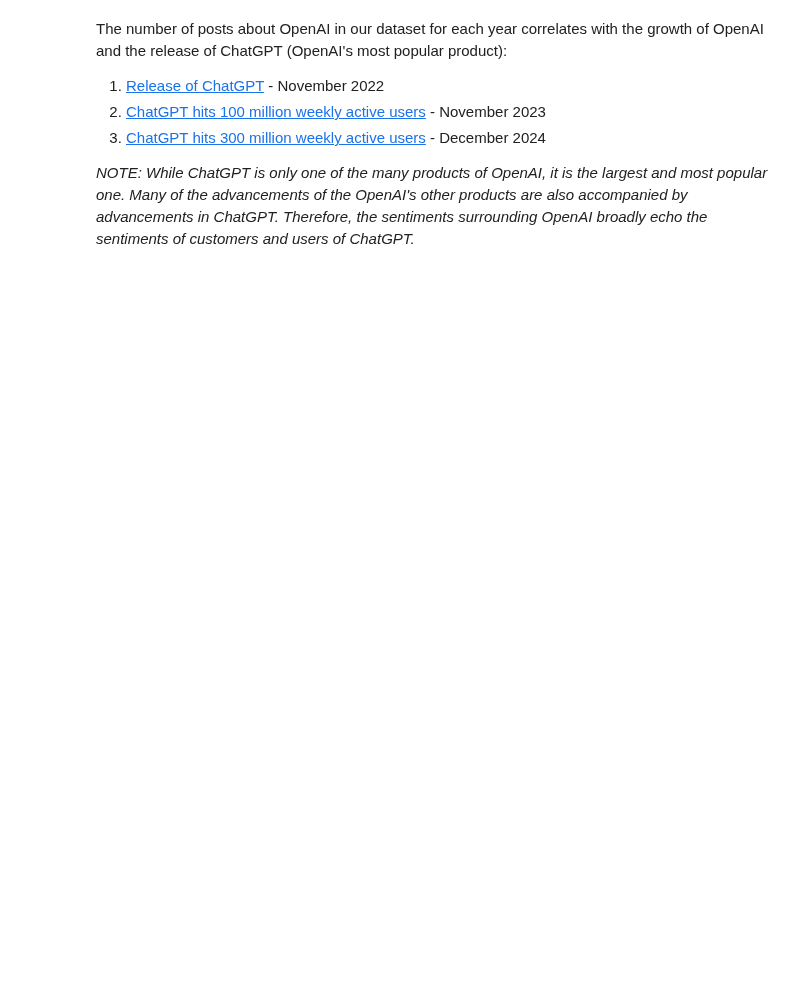
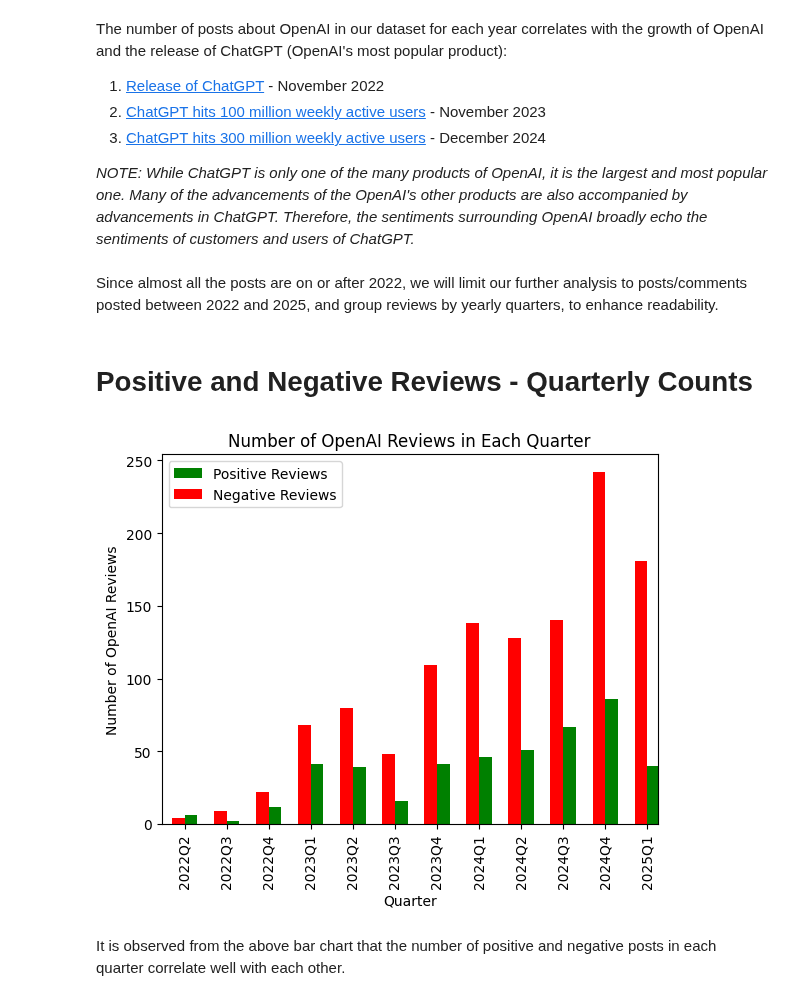
Before and after one commit to ajm2004/OpenAI-Sentiment-Analysis, a Jupyter notebook: Notebooks/time_based_visualization.ipynb, the cells around one changed output. Drawn from its saved outputs; the diff is of its cells as text; code cells hidden in the pictures; blank space fills up the shorter version.

```diff
--- a/Notebooks/time_based_visualization.ipynb
+++ b/Notebooks/time_based_visualization.ipynb
@@ -37,3 +25,37 @@ The number of posts about OpenAI in our dataset for each year correlates with th
 3. [ChatGPT hits 300 million weekly active users](https://www.theverge.com/2024/12/4/24313097/chatgpt-300-million-weekly-users) - December 2024
 
 *NOTE: While ChatGPT is only one of the many products of OpenAI, it is the largest and most popular one. Many of the advancements of the OpenAI's other products are also accompanied by advancements in ChatGPT. Therefore, the sentiments surrounding OpenAI broadly echo the sentiments of customers and users of ChatGPT.*
+# %% [markdown]
+Since almost all the posts are on or after 2022, we will limit our further analysis to posts/comments posted between 2022 and 2025, and group reviews by yearly quarters, to enhance readability.
+# %%
+# Drop the rows before 2022 or after February 2025
+final_data = final_data[(final_data['readable_datetime'] >= pd.Timestamp('2022-01-01')) &
+                        (final_data['readable_datetime'] <= pd.Timestamp('2025-02-28'))]
+# %%
+# Create a new column for the quarter
+final_data['quarter'] = final_data['readable_datetime'].dt.to_period("Q")
+# %% [markdown]
+# Positive and Negative Reviews - Quarterly Counts
+# %%
+# Calculate the number of positive and negative reviews in each quarter
+positive_review_counts = final_data[final_data['label'] == 1]['quarter'].value_counts().sort_index()
+negative_review_counts = final_data[final_data['label'] == -1]['quarter'].value_counts().sort_index()
+# %%
+import matplotlib.pyplot as plt
+
+# Plot both positive and negative reviews in each quarter in the same plot
+fig, ax = plt.subplots()
+
+positive_review_counts.plot(kind='bar', color='green', position=0, width=0.3, label='Positive Reviews')
+negative_review_counts.plot(kind='bar', color='red', position=1, width=0.3, label='Negative Reviews')
+
+ax.set_xlabel("Quarter")
+ax.set_ylabel("Number of OpenAI Reviews")
+ax.set_title("Number of OpenAI Reviews in Each Quarter")
+ax.legend()
+
+plt.show()
+# %% [output]
+[figure, added]
+# %% [markdown]
+It is observed from the above bar chart that the number of positive and negative posts in each quarter correlate well with each other.
```
Also changed, not shown: parts of 4 cells of this notebook.
